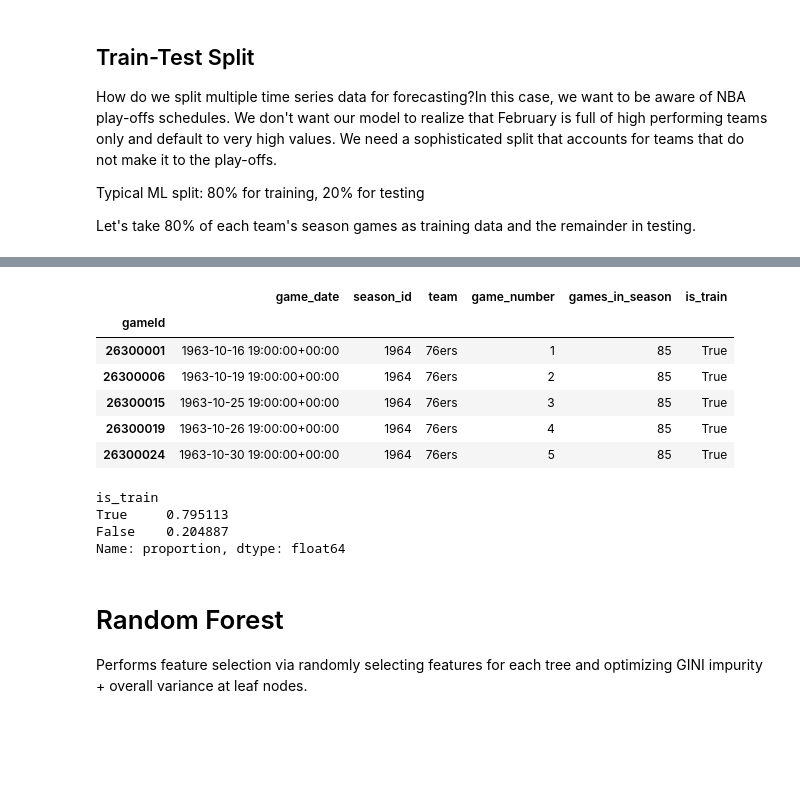
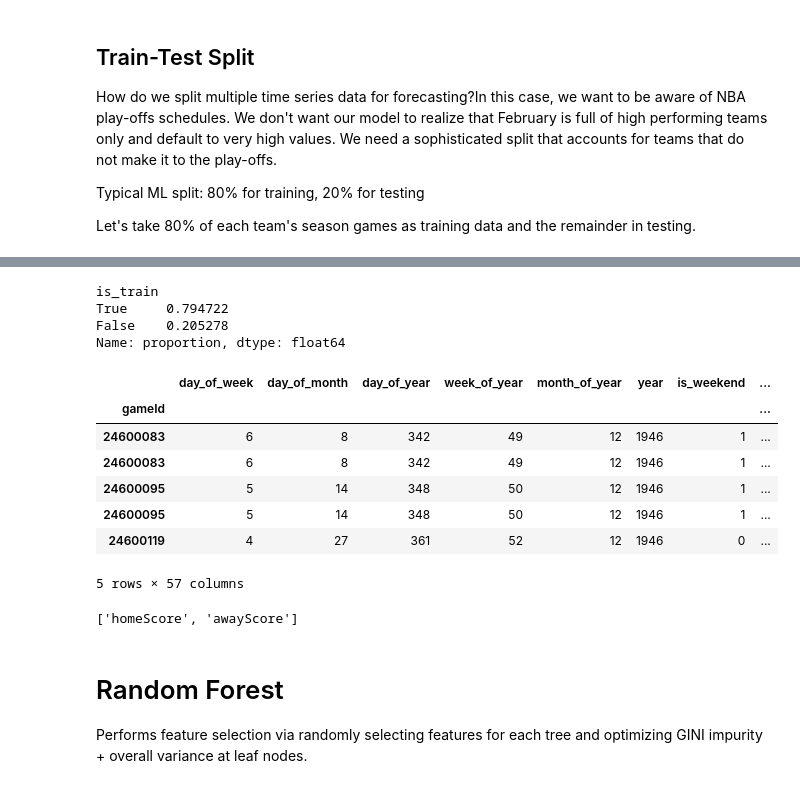
Before and after one commit to rhaswah/ds-tutorials, a Jupyter notebook: NBA_forecast_time_series/NBA_forecast.ipynb, the cells around one changed output, grey strips where cells are left out. Drawn from its saved outputs; the diff is of its cells as text; code cells hidden in the pictures; blank space fills up the shorter version.

```diff
--- a/NBA_forecast_time_series/NBA_forecast.ipynb
+++ b/NBA_forecast_time_series/NBA_forecast.ipynb
@@ -330,9 +260,9 @@ for w in windows:
         .rolling(window=w, min_periods=1)
         .std()
     )
-df_games['home_points_expanding_mean'] = (df_games.groupby(['hometeamName', 'season_id'])['homeScore'] \
-        .shift(1).expanding().mean().reset_index(drop=True))
 
+df_games['home_points_expanding_mean'] = ( df_games.groupby(['hometeamName', 'season_id'])['homeScore'] \
+    .apply(lambda x: x.shift(1).expanding().mean()).reset_index(level=[0,1], drop=True))
 # away
 df_games = df_games.sort_values(['awayteamName', 'season_id', 'game_date'])
 
@@ -354,10 +284,10 @@ for w in windows:
         .rolling(window=w, min_periods=1)
         .std()
     )
-df_games['away_points_expanding_mean'] = (df_games.groupby(['awayteamName', 'season_id'])['awayScore'] \
-        .shift(1).expanding().mean().reset_index(drop=True))
 
-df_games
+df_games['away_points_expanding_mean'] = ( df_games.groupby(['awayteamName', 'season_id'])['awayScore'] \
+    .apply(lambda x: x.shift(1).expanding().mean()).reset_index(level=[0,1], drop=True))
+df_games.head()
 # %% [output]
 |  | gameDateTimeEst | hometeamCity | hometeamName | hometeamId | awayteamCity | awayteamName | awayteamId | ... |
 | gameId |  |  |  |  |  |  |  | ... |
@@ -387,0 +378,5 @@ Let's take 80% of each team's season games as training data and the remainder in
+# %%
+# nulls
+print(df_games.shape)
+train_and_target_data = df_games[X_input_feature_list + Y_output_feature_list + indexing_feature_list]
+train_and_target_data.isnull().sum()
@@ -387,0 +402,5 @@ Let's take 80% of each team's season games as training data and the remainder in
+# %%
+fill_with_zero = ['rest_days_diff', 'home_points_expanding_mean','away_points_expanding_mean']
+train_and_target_data[fill_with_zero] = train_and_target_data[fill_with_zero].fillna(0)
+print(train_and_target_data.shape)
+train_and_target_data.isnull().sum()
@@ -387,0 +431,4 @@ Let's take 80% of each team's season games as training data and the remainder in
+# %%
+train_and_target_data = train_and_target_data.dropna(axis=0)
+print(train_and_target_data.shape)
+train_and_target_data.isnull().sum()
@@ -388,41 +454,43 @@ Let's take 80% of each team's season games as training data and the remainder in
 # %%
 team_games = (
     pd.concat([
-        df_games[['game_date','season_id','hometeamName']]
+        train_and_target_data[['game_date','season_id','hometeamName']]
             .rename(columns={'hometeamName':'team'}),
-        df_games[['game_date','season_id','awayteamName']]
+        train_and_target_data[['game_date','season_id','awayteamName']]
             .rename(columns={'awayteamName':'team'})
     ])
     .sort_values(['team','season_id','game_date'])
 )
 
 team_games['game_number'] = (
     team_games.groupby(['team','season_id']).cumcount() + 1
 )
 #  Data Leakage Warning: do not use games_in_season in training as it can only be known after the event of interest.
 team_games['games_in_season'] = (
     team_games.groupby(['team','season_id'])['game_number']
     .transform('max')
 )
 
 team_games['is_train'] = (
     team_games['game_number']
     <= 0.8 * team_games['games_in_season']
 )
-
-team_games.head()
+train_and_target_data = train_and_target_data.join(
+    team_games[['is_train']],
+    how='left'
+)
+print(team_games['is_train'].value_counts(normalize=True))
+train_and_target_data.head()
 # %% [output]
+is_train
+True     0.794722
+False    0.205278
+Name: proportion, dtype: float64
-|  | game_date | season_id | team | game_number | games_in_season | is_train |
-| gameId |  |  |  |  |  |  |
-| 26300001 | 1963-10-16 19:00:00+00:00 | 1964 | 76ers | 1 | 85 | True |
-| 26300006 | 1963-10-19 19:00:00+00:00 | 1964 | 76ers | 2 | 85 | True |
-| 26300015 | 1963-10-25 19:00:00+00:00 | 1964 | 76ers | 3 | 85 | True |
-| 26300019 | 1963-10-26 19:00:00+00:00 | 1964 | 76ers | 4 | 85 | True |
-| 26300024 | 1963-10-30 19:00:00+00:00 | 1964 | 76ers | 5 | 85 | True |
+|  | day_of_week | day_of_month | day_of_year | week_of_year | month_of_year | year | is_weekend | ... |
+| gameId |  |  |  |  |  |  |  | ... |
+| 24600083 | 6 | 8 | 342 | 49 | 12 | 1946 | 1 | ... |
+| 24600083 | 6 | 8 | 342 | 49 | 12 | 1946 | 1 | ... |
+| 24600095 | 5 | 14 | 348 | 50 | 12 | 1946 | 1 | ... |
+| 24600095 | 5 | 14 | 348 | 50 | 12 | 1946 | 1 | ... |
+| 24600119 | 4 | 27 | 361 | 52 | 12 | 1946 | 0 | ... |
+5 rows × 57 columns
-# %%
-team_games['is_train'].value_counts(normalize=True)
-# %% [output]
-is_train
-True     0.795113
-False    0.204887
-Name: proportion, dtype: float64
@@ -463,0 +497,4 @@ X_input_feature_list = ['day_of_week',
+# %%
+Y_output_feature_list
+# %% [output]
+['homeScore', 'awayScore']
```
Also changed, not shown: parts of 37 cells of this notebook, 3 other files.
